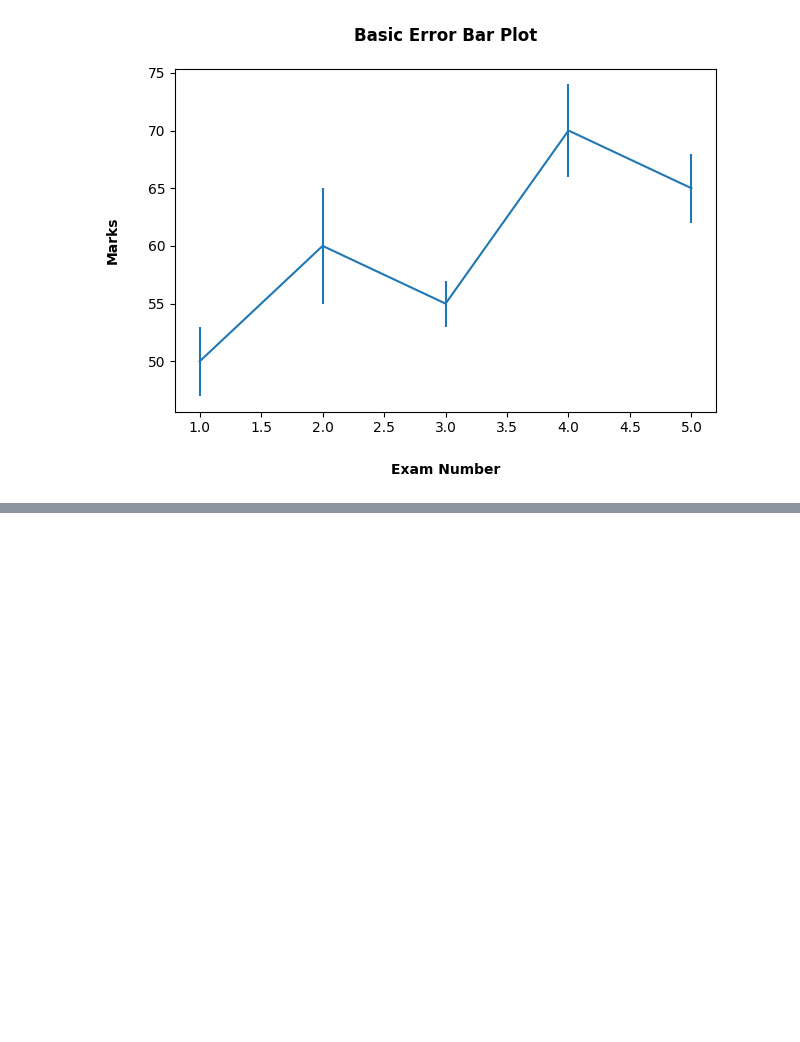
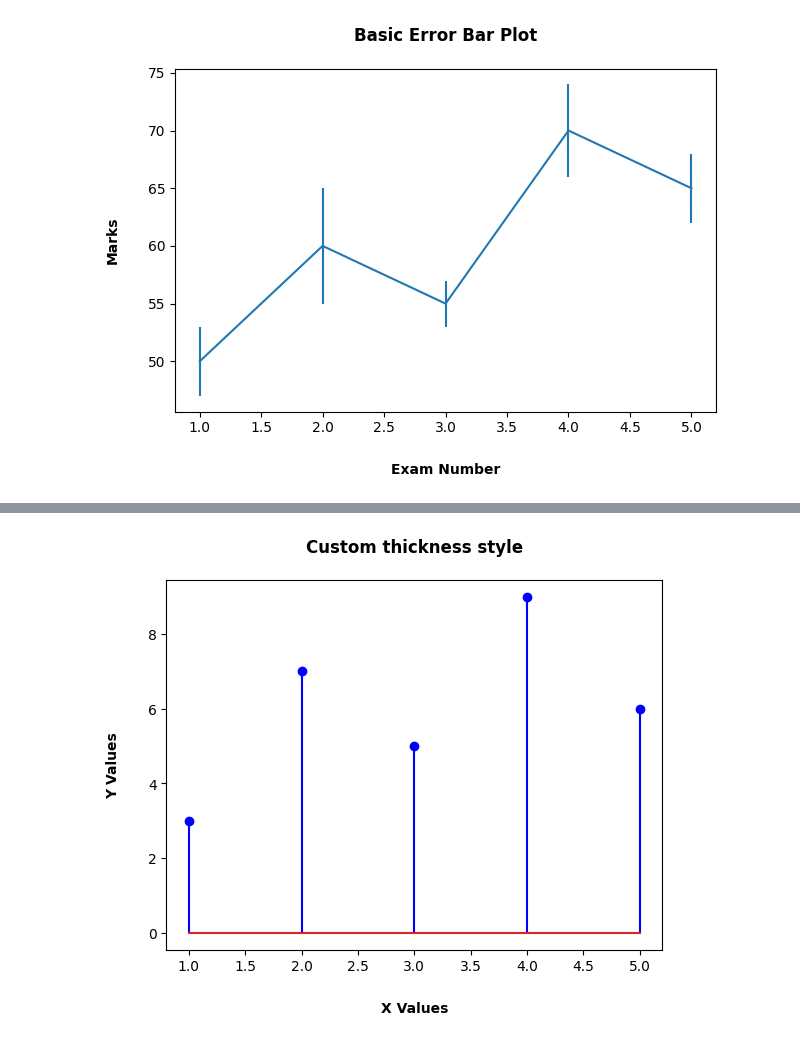
Before and after one commit to pratiksha-2410/Matplotlib-Charts, a Jupyter notebook: Line Plots.ipynb, the cells around one changed output, grey strips where cells are left out. Drawn from its saved outputs; the diff is of its cells as text; code cells hidden in the pictures; blank space fills up the shorter version.

```diff
--- a/Line Plots.ipynb
+++ b/Line Plots.ipynb
@@ -667,0 +687,17 @@ plt.show()
+# %%
+# Stem Plot With Thicker Stems
+
+x = [1,2,3,4,5]
+y = [3,7,5,9,6]
+
+plt.stem(x, y, linefmt='b-', markerfmt='bo')
+
+plt.title("Custom thickness style",fontweight='bold',pad=20)
+plt.xlabel('X Values',fontweight='bold',labelpad=20)
+plt.ylabel('Y Values',fontweight='bold',labelpad=20)
+
+# Save The Plot
+plt.savefig('Stem Plot With Thicker Stems.png')
+plt.show()
+# %% [output]
+[figure, added]
```
Also changed, not shown: parts of 5 cells of this notebook, 4 other files.
